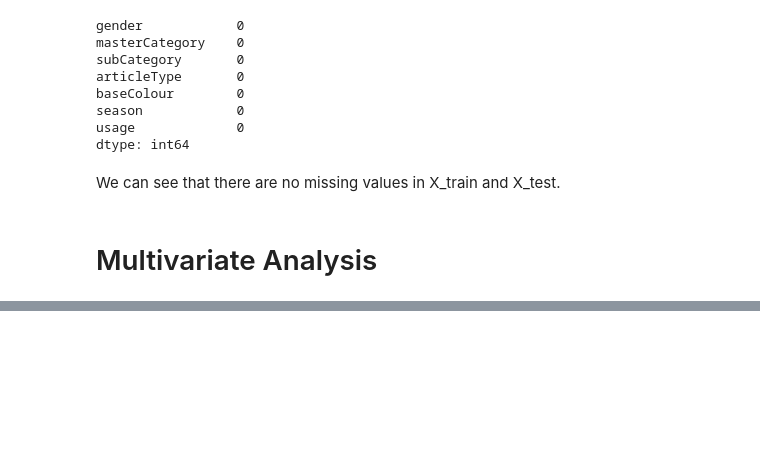
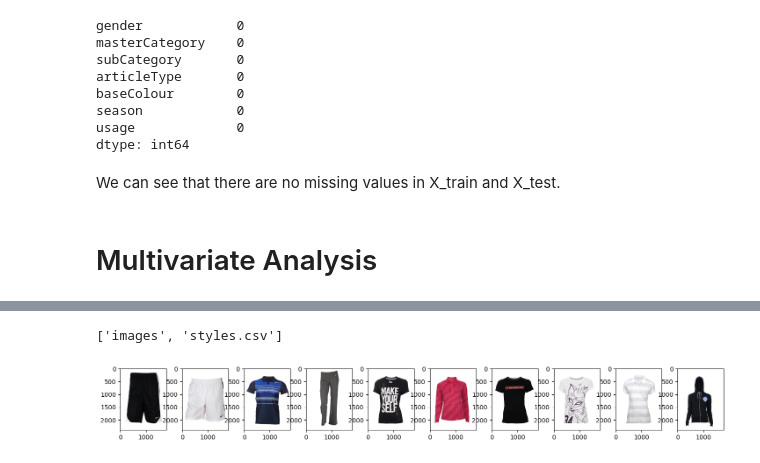
Before and after one commit to SpringBoard-Batch02-AIStylist/AI-Stylish-Group-9-Manoj-kumar-, a Jupyter notebook: PreProcessing.ipynb, the cells around one changed output, grey strips where cells are left out. Drawn from its saved outputs; the diff is of its cells as text; code cells hidden in the pictures; blank space fills up the shorter version.

```diff
--- a/PreProcessing.ipynb
+++ b/PreProcessing.ipynb
@@ -1061,0 +1123,18 @@ We can see that there are no missing values in X_train and X_test.
+# %%
+path = 'D:\\AI Stylish Project\\fashion_dataset\\'
+dataset_path = pathlib.Path(path)
+dirs_names = os.listdir(dataset_path) #list content of dataset
+dirs_names
+# %% [output]
+['images', 'styles.csv']
+# %%
+#plot sample
+plt.figure(figsize=(20,20))
+for i in range(20,30):
+    plt.subplot(6, 10, i-10+1)
+    cloth_img = mpimg.imread(path + 'images/100' + str(i) +'.jpg') #Assign image ids
+    plt.imshow(cloth_img)
+plt.subplots_adjust(wspace=-0.5, hspace=1)
+plt.show()
+# %% [output]
+[figure, added]
```
Also changed, not shown: parts of 13 cells of this notebook.
